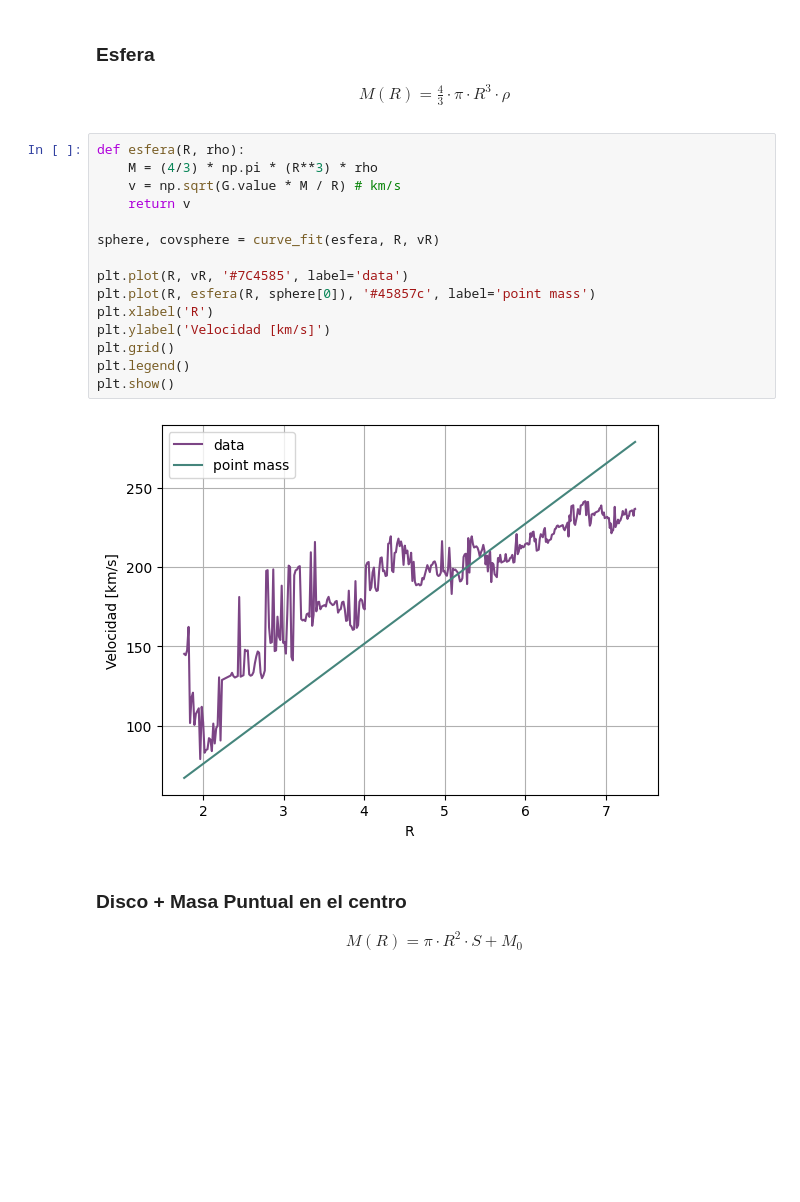
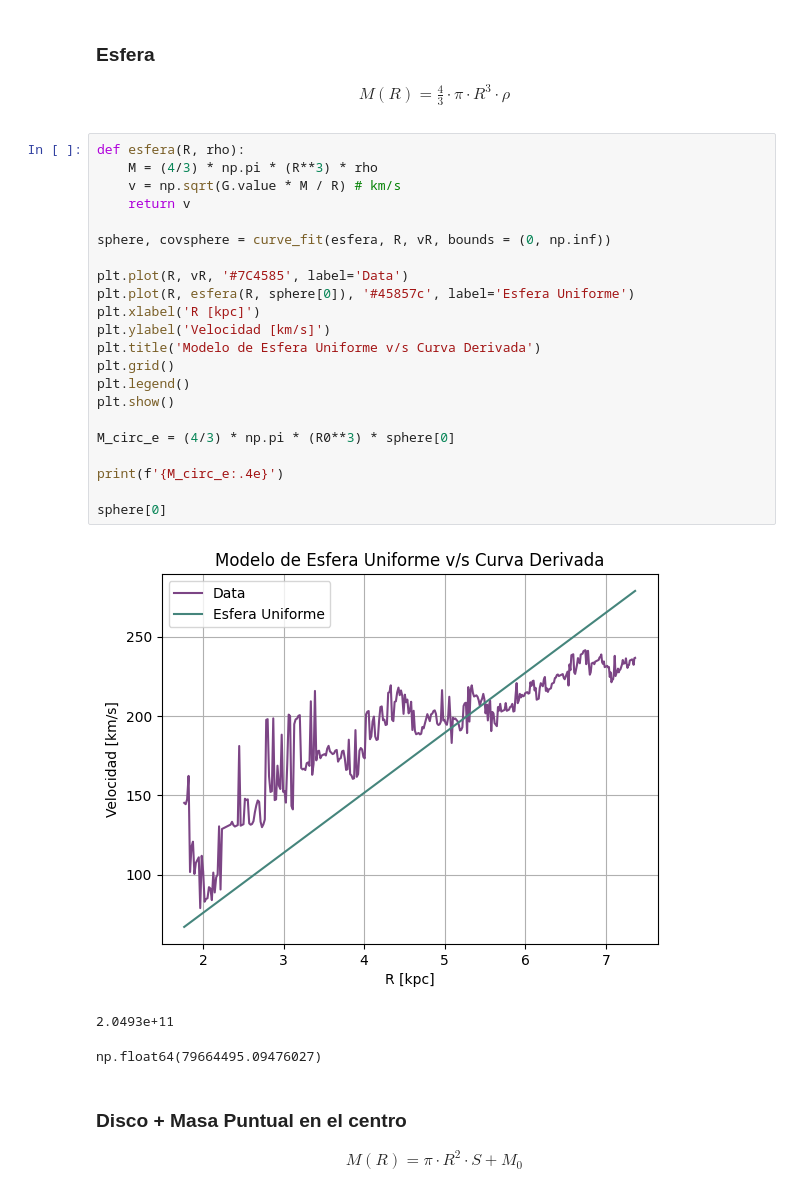
Before and after one commit to CrushinAngel/Astronomia_Experimental, a Jupyter notebook: Informe_2/southgalaxy.ipynb, the cells around one changed output. Cells and saved outputs as stored; diff of their text form; blank space fills up the shorter version.

```diff
--- a/Informe_2/southgalaxy.ipynb
+++ b/Informe_2/southgalaxy.ipynb
@@ -389,20 +412,29 @@ M(R) = \frac{4}{3} \cdot \pi \cdot R^{3} \cdot \rho
 # %%
 def esfera(R, rho):
     M = (4/3) * np.pi * (R**3) * rho
     v = np.sqrt(G.value * M / R) # km/s
     return v
 
-sphere, covsphere = curve_fit(esfera, R, vR)
+sphere, covsphere = curve_fit(esfera, R, vR, bounds = (0, np.inf))
 
-plt.plot(R, vR, '#7C4585', label='data')
-plt.plot(R, esfera(R, sphere[0]), '#45857c', label='point mass')
-plt.xlabel('R')
+plt.plot(R, vR, '#7C4585', label='Data')
+plt.plot(R, esfera(R, sphere[0]), '#45857c', label='Esfera Uniforme')
+plt.xlabel('R [kpc]')
 plt.ylabel('Velocidad [km/s]')
+plt.title('Modelo de Esfera Uniforme v/s Curva Derivada')
 plt.grid()
 plt.legend()
 plt.show()
+
+M_circ_e = (4/3) * np.pi * (R0**3) * sphere[0]
+
+print(f'{M_circ_e:.4e}')
+
+sphere[0]
 # %% [output]
-[figure, old version]
+[figure, new version]
+2.0493e+11
+np.float64(79664495.09476027)
 # %% [markdown]
 ### Disco + Masa Puntual en el centro
 
```
Also changed, not shown: parts of 8 cells of this notebook.
